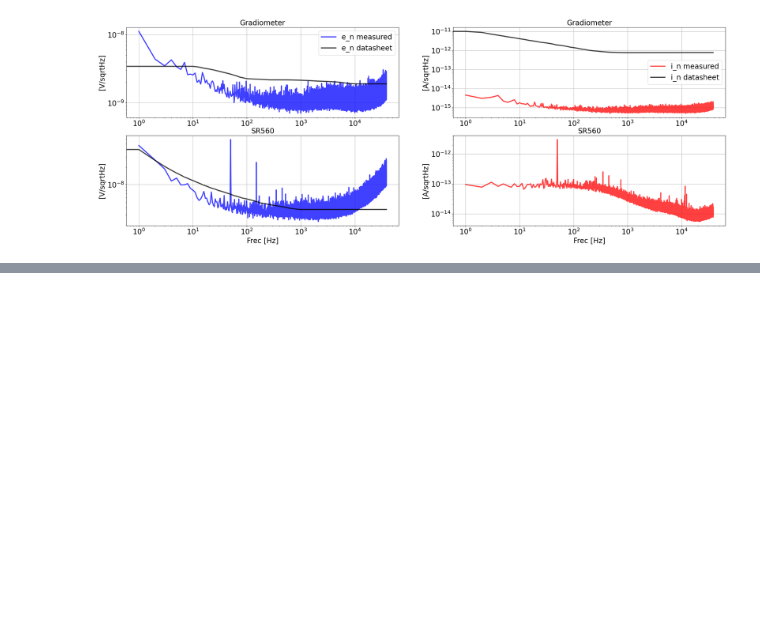
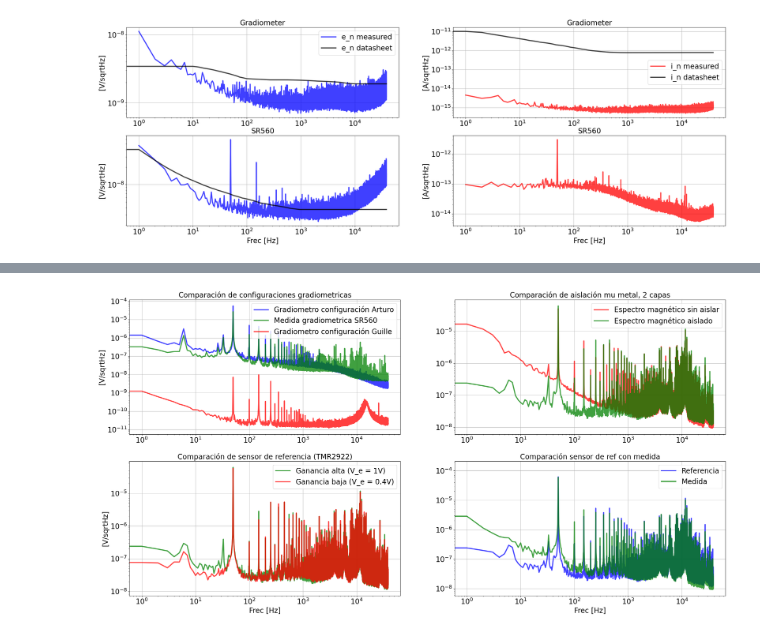
Before and after one commit to Guilldeas/General_Purpose_Analysis, a Jupyter notebook: En_In_Noise_for_Signal_Chains.ipynb, the cells around one changed output, grey strips where cells are left out. Saved outputs shown, nothing was run; the diff lists cells and outputs as text; code cells hidden in the pictures; blank space fills up the shorter version.

Commit message:
Visualization for gradiometer configuration experimetns and noise simulation

```diff
--- a/En_In_Noise_for_Signal_Chains.ipynb
+++ b/En_In_Noise_for_Signal_Chains.ipynb
@@ -998,0 +1045,53 @@ plt.show()
+# %%
+# Graph figure
+# Add a subplot
+fig, axs = plt.subplots(2, 2, figsize=(30, 15))
+
+Alpha = 0.75
+Linewidth = 3
+Fontsizes = 20
+
+# Plot graphs
+axs[0][0].plot(Freqs, Magnetic_Spectra_Differential_Gradiometer, label='Gradiometro configuración Arturo', color='blue', alpha=Alpha, linewidth=Linewidth)
+axs[0][0].plot(Freqs, Magnetic_Spectra_Differential_SR, label='Medida gradiometrica SR560', color='green', alpha=Alpha, linewidth=Linewidth)
+axs[0][0].plot(Freqs, Magnetic_Spectra_Differential_Voltage, label='Gradiometro configuración Guille', color='red', alpha=Alpha, linewidth=Linewidth)
+
+axs[0][1].plot(Freqs, Magnetic_Spectra_Differential_SR_Shielded, label='Espectro magnético sin aislar', color='red', alpha=Alpha, linewidth=Linewidth)
+axs[0][1].plot(Freqs, Magnetic_Spectra_Differential_SR_Unshielded_Ref_VE_1V, label='Espectro magnético aislado', color='green', alpha=Alpha, linewidth=Linewidth)
+
+axs[1][0].plot(Freqs, Magnetic_Spectra_Differential_SR_Unshielded_Ref_VE_1V, label='Ganancia alta (V_e = 1V)', color='green', alpha=Alpha, linewidth=Linewidth)
+axs[1][0].plot(Freqs, Magnetic_Spectra_Differential_SR_Unshielded_Ref_VE_0_404V, label='Ganancia baja (V_e = 0.4V)', color='red', alpha=Alpha, linewidth=Linewidth)
+
+axs[1][1].plot(Freqs, Magnetic_Spectra_Differential_SR_Unshielded_Ref_VE_1V, label='Referencia', color='blue', alpha=Alpha, linewidth=Linewidth)
+axs[1][1].plot(Freqs, Magnetic_Spectra_Differential_SR_Unshielded_Measure, label='Medida', color='green', alpha=Alpha, linewidth=Linewidth)
+
+
+# True for all plots
+for ax_row in axs:
+    for ax_element in ax_row:
+        ax_element.set_xscale('log')
+        ax_element.set_yscale('log')
+        ax_element.grid()
+        ax_element.legend(fontsize=Fontsizes)
+        # We change the fontsize of minor ticks label
+        ax_element.tick_params(axis='both', which='major', labelsize=Fontsizes)
+
+axs[0][0].set_title('Comparación de configuraciones gradiometricas', fontsize=Fontsizes)
+axs[0][1].set_title('Comparación de aislación mu metal, 2 capas', fontsize=Fontsizes)
+axs[1][0].set_title('Comparación de sensor de referencia (TMR2922)', fontsize=Fontsizes)
+axs[1][1].set_title('Comparación sensor de ref con medida', fontsize=Fontsizes)
+
+# Frequency labels only at the end graphs
+for index in range(0, len(axs[1])):
+    axs[-1][index].set_xlabel('Frec [Hz]', fontsize=Fontsizes)
+
+# Left graphs correspond to voltages, right ones to current
+for index in range(0, len(axs[:][1])):
+    axs[index][0].set_ylabel('[V/sqrtHz]', fontsize=Fontsizes)
+
+
+
+# Display the figure
+plt.show()
+# %% [output]
+[figure, added]
```
Also changed, not shown: parts of 5 cells of this notebook, 11 other files.
